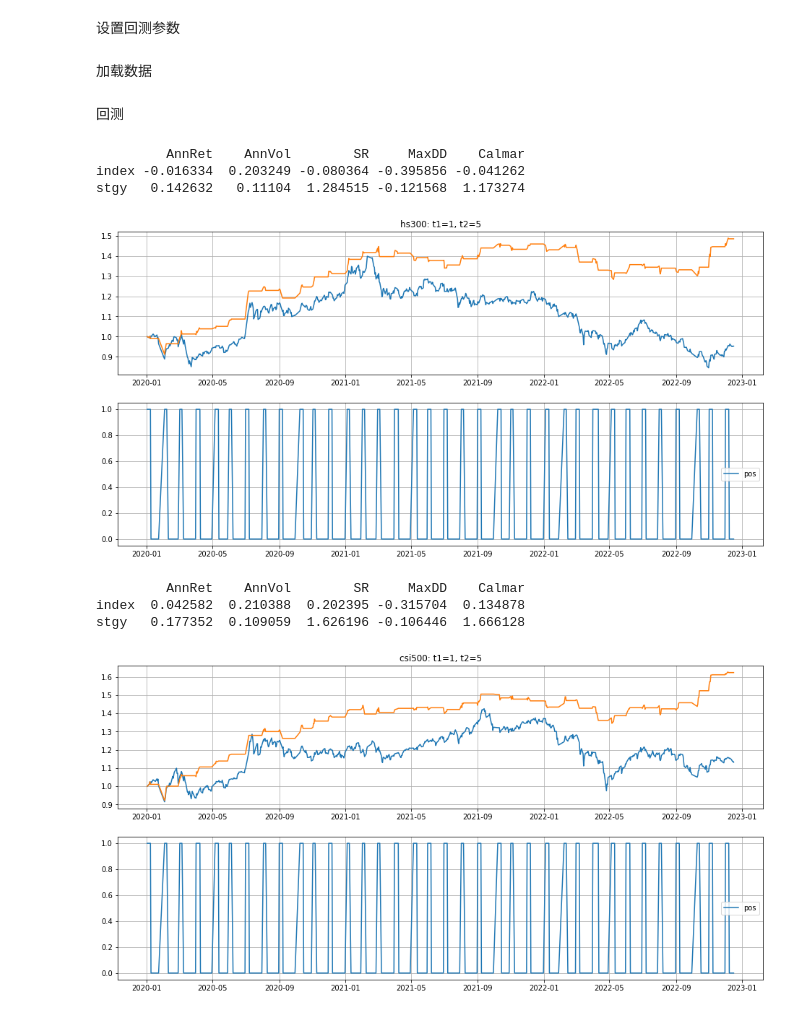
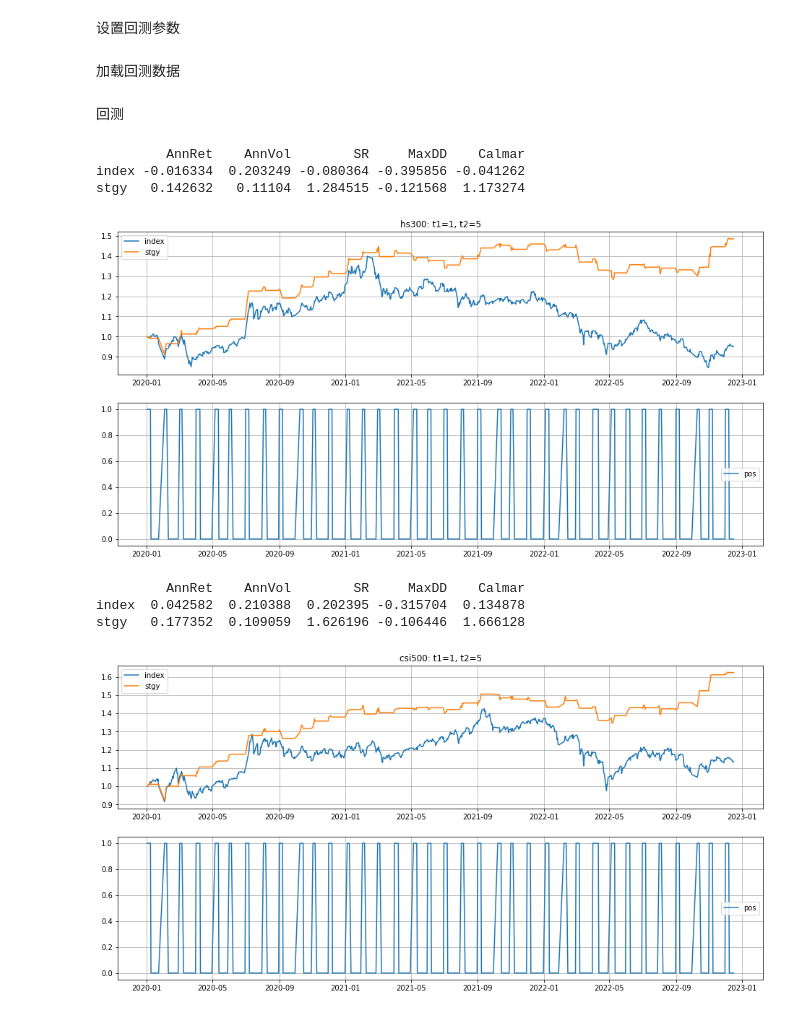
Before and after one commit to hdouhua/pick-up-python, a Jupyter notebook: inv/calendar-strrategy.ipynb, the cells around one changed output. Drawn from its saved outputs; the diff is of its cells as text; code cells hidden in the pictures.

```diff
--- a/inv/calendar-strrategy.ipynb
+++ b/inv/calendar-strrategy.ipynb
@@ -17,15 +22,17 @@ from shared.tools import get_drawdown, cal_period_perf_indicator, datestr2dtdate
 def calendar_strategy(index_data, index_id, start_date, end_date, calendard_range, fee_rate):
     df = index_data.loc[start_date:end_date, [index_id]]
     df['index_ret'] = df[index_id].pct_change()
-    df['index'] = (1 + df['index_ret']).cumprod()
+    # 设置仓位
     df['date_count_in_month'] = date_count_in_month(df.index)
     df['pos'] = [1 if (e >= calendard_range[0] and e <= calendard_range[1]) else 0 for e in df['date_count_in_month']]
     # df['pos']= df.pos.shift(-1, fill_value=0)
+
     df['stgy_ret'] = df['pos'] * df['index_ret']
     rebalancing_rows = df[df['date_count_in_month'] == 1].index
     df.loc[rebalancing_rows, 'stgy_ret'] = df.loc[rebalancing_rows, 'stgy_ret'] - fee_rate
-    df['stgy'] = (1 + df['stgy_ret']).cumprod()
-    df.fillna({'index': 1, 'stgy': 1}, inplace=True)
+    df['stgy'] = (1 + df['stgy_ret']).cumprod().fillna(1)
+    df['index'] = (1 + df['index_ret']).cumprod().fillna(1)
+    # df.fillna({'index': 1, 'stgy': 1}, inplace=True)
 
     # 回测结果展示
     fig = plt.figure(figsize=(16, 8))
@@ -33,7 +40,7 @@ def calendar_strategy(index_data, index_id, start_date, end_date, calendard_rang
     df.loc[:, ['index', 'stgy']].plot(ax=ax1,
                                       grid=True,
                                       title='%s: t1=%d, t2=%d' % (index_id, calendard_range[0], calendard_range[1]),
-                                      legend=False)
+                                      legend=True)
     ax2 = fig.add_subplot(2, 1, 2)
     df.loc[:, ['pos']].plot(ax=ax2, grid=True)
     res = cal_period_perf_indicator(df.loc[:, ['index', 'stgy']])
@@ -45,13 +52,12 @@ def calendar_strategy(index_data, index_id, start_date, end_date, calendard_rang
 start_date = datetime.date(2020, 1, 1)
 end_date = datetime.date(2022, 12, 31)
 # 每月持仓交易起始日、截止日。从1起
-t1 = 1
-t2 = 5
+day_range = [1,5]
 # 交易手续费
 fee_rate_fund = 0.0015
 fee_rate_stock = 0.00025
-# %% [markdown]
-加载数据
+# %% [markdown]
+加载回测数据
 # %%
 index_data = pd.read_csv('res/指数历史数据.csv').set_index('datetime')
 index_data.index = [datestr2dtdate(e) for e in index_data.index]
@@ -62,17 +68,17 @@ index_ids = ['hs300', 'csi500', 'csi1000']
 # %%
 # 标的指数：'hs300' or 'csi500' or 'csi1000'
 
-calendar_strategy(index_data, index_ids[0], start_date, end_date, [t1, t2], fee_rate_stock)
+calendar_strategy(index_data, index_ids[0], start_date, end_date, day_range, fee_rate_stock)
 # %% [output]
          AnnRet    AnnVol        SR     MaxDD    Calmar
 index -0.016334  0.203249 -0.080364 -0.395856 -0.041262
 stgy   0.142632   0.11104  1.284515 -0.121568  1.173274
-[figure, old version]
+[figure, new version]
 # %%
-calendar_strategy(index_data, index_ids[1], start_date, end_date, [t1, t2], fee_rate_stock)
+calendar_strategy(index_data, index_ids[1], start_date, end_date, day_range, fee_rate_stock)
 # %% [output]
          AnnRet    AnnVol        SR     MaxDD    Calmar
 index  0.042582  0.210388  0.202395 -0.315704  0.134878
 stgy   0.177352  0.109059  1.626196 -0.106446  1.666128
-[figure, old version]
+[figure, new version]
 # %%
```
Also changed, not shown: parts of 10 cells of this notebook, 4 other files.
